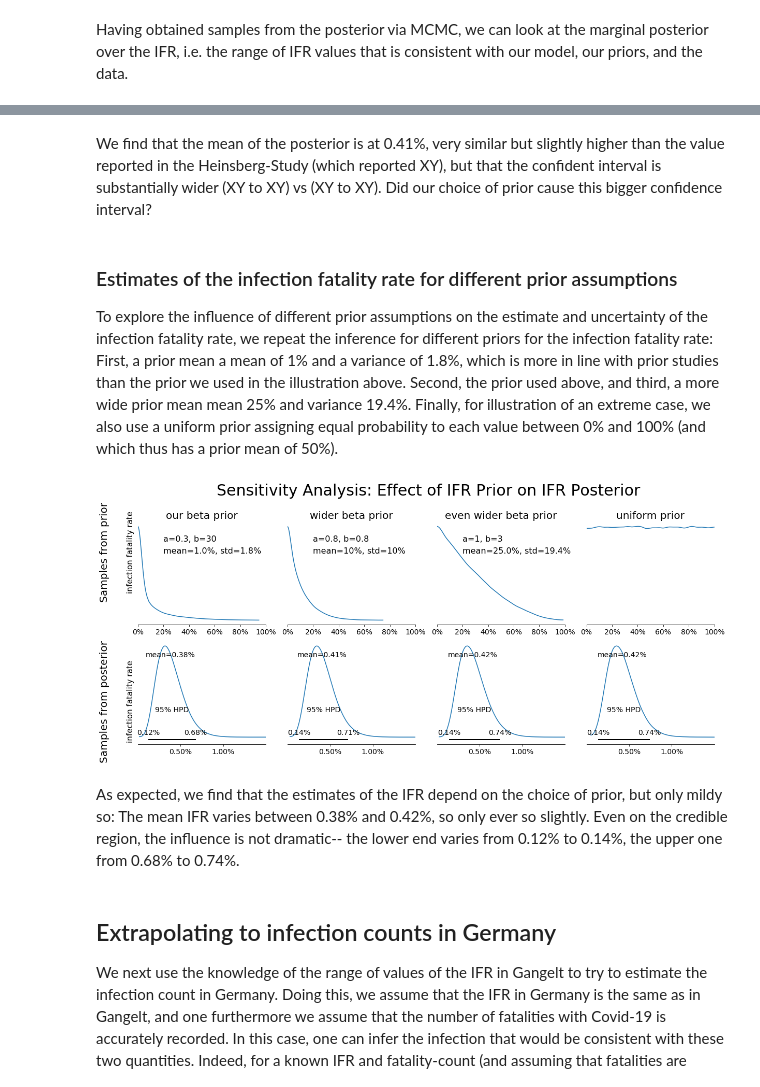
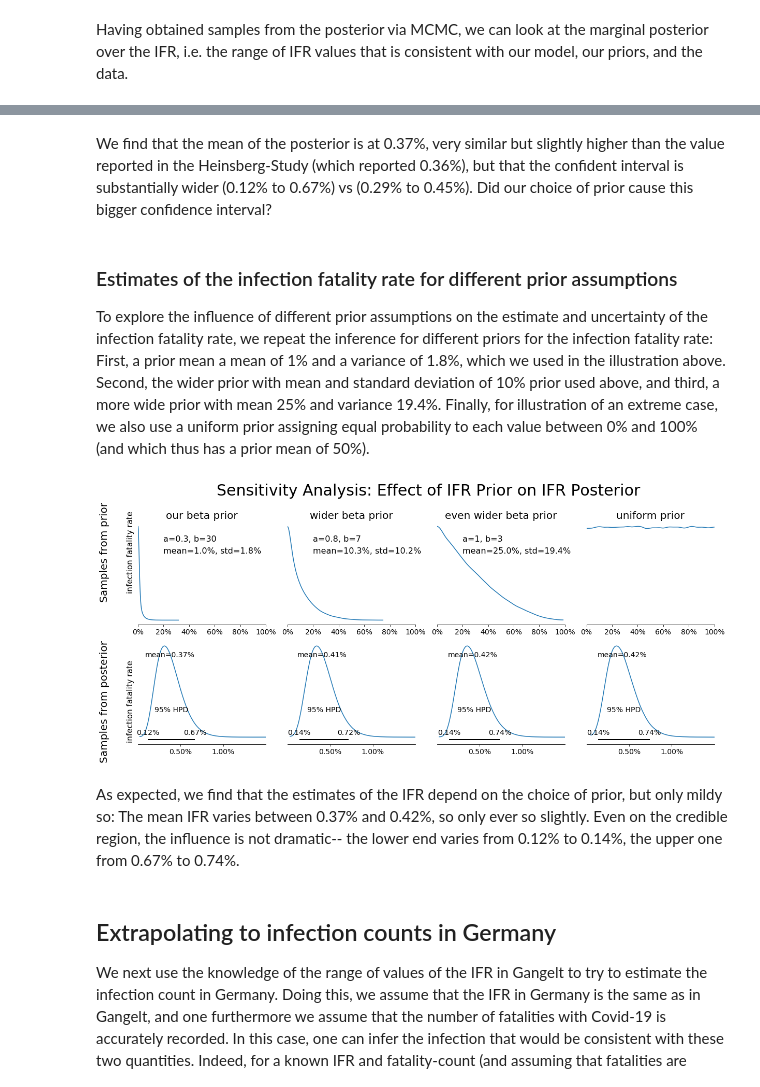
Before and after one commit to matthias-k/analysis-heinsberg-study, a Jupyter notebook: BayesianHeinsbergClean.ipynb, the cells around one changed output, grey strips where cells are left out. Cells and saved outputs as stored; diff of their text form; code cells hidden in the pictures.

```diff
--- a/BayesianHeinsbergClean.ipynb
+++ b/BayesianHeinsbergClean.ipynb
@@ -287,10 +289,10 @@ plt.title('Posterior of infection fatality rate', fontsize=20);
 # %% [markdown]
 
-We find that the mean of the posterior is at 0.41%, very similar but slightly higher than the value reported in the Heinsberg-Study (which reported XY), but that the confident interval is substantially wider (XY to XY) vs (XY to XY). Did our choice of prior cause this bigger confidence interval?
+We find that the mean of the posterior is at 0.37%, very similar but slightly higher than the value reported in the Heinsberg-Study (which reported 0.36%), but that the confident interval is substantially wider (0.12% to 0.67%) vs (0.29% to 0.45%). Did our choice of prior cause this bigger confidence interval?
 # %% [markdown]
 ### Estimates of the infection fatality rate for different prior assumptions
 
-To explore the influence of different prior assumptions on the estimate and uncertainty of the infection fatality rate, we repeat the inference for different priors for the infection fatality rate: First, a prior mean a mean of 1% and a variance of 1.8%, which is more in line with prior studies than the prior we used in the illustration above. Second, the prior used above, and third, a more wide prior mean mean 25% and variance 19.4%. Finally, for illustration of an extreme case, we also use a uniform prior assigning equal probability to each value between 0% and 100% (and which thus has a prior mean of 50%).
+To explore the influence of different prior assumptions on the estimate and uncertainty of the infection fatality rate, we repeat the inference for different priors for the infection fatality rate: First, a prior mean a mean of 1% and a variance of 1.8%, which we used in the illustration above. Second, the wider prior with mean and standard deviation of 10% prior used above, and third, a more wide prior with mean 25% and variance 19.4%. Finally, for illustration of an extreme case, we also use a uniform prior assigning equal probability to each value between 0% and 100% (and which thus has a prior mean of 50%).
 # %%
 with pm.Model() as model_1:
     gangelt_infection_rate = pm.Beta(alpha=gangelt_infection_a, beta=gangelt_infection_b, name='gangelt_infection_rate')
@@ -338,29 +340,28 @@ else:
         with open('model1_2.pydat', 'wb') as f:
             pickle.dump({'prior': prior_2, 'posterior': posterior_2, 'german_infected': german_infected_2}, f)
 # %%
-# even narrower prior
-with pm.Model() as model_4:
+with pm.Model() as model_3:
     gangelt_infection_rate = pm.Beta(alpha=gangelt_infection_a, beta=gangelt_infection_b, name='gangelt_infection_rate')
 
     total_population = 12597
     gangelt_infected = pm.Binomial(n=total_population, p=gangelt_infection_rate, name='gangelt_infected')
 
-    infection_fatality_rate = pm.Beta(alpha=0.3, beta=3, name='infection_fatality_rate')
+    infection_fatality_rate = pm.Uniform(lower=0,upper=1, name='infection_fatality_rate')
     gangelt_fatalities = pm.Binomial(n=gangelt_infected, p=infection_fatality_rate, name='gangelt_fatalities=7', observed=7)
 
-if os.path.isfile('model1_4.pydat'):
-    tmp = pickle.load(open('model1_4.pydat', 'rb'))
-    prior_4 = tmp['prior']
-    posterior_4 = tmp['posterior']
-    german_infected_4 = tmp['german_infected']
+if os.path.isfile('model1_3.pydat'):
+    tmp = pickle.load(open('model1_3.pydat', 'rb'))
+    prior_3 = tmp['prior']
+    posterior_3 = tmp['posterior']
+    german_infected_3 = tmp['german_infected']
 else:
-    with model_4:
-        prior_4 = pm.sample_prior_predictive(samples=50000)
-        posterior_4 = pm.sample(draws=1000000)
-        german_infected_4 = [dist.nbinom(n=6575, p=p).rvs() for p in (posterior_4['infection_fatality_rate'])]
+    with model_3:
+        prior_3 = pm.sample_prior_predictive(samples=500000)
+        posterior_3 = pm.sample(draws=100000)
+        german_infected_3 = [dist.nbinom(n=6575, p=p).rvs() for p in (posterior_3['infection_fatality_rate'])]
 
-        with open('model1_4.pydat', 'wb') as f:
-            pickle.dump({'prior': prior_4, 'posterior': posterior_4, 'german_infected': german_infected_4}, f)
+        with open('model1_3.pydat', 'wb') as f:
+            pickle.dump({'prior': prior_3, 'posterior': posterior_3, 'german_infected': german_infected_3}, f)
 # %%
 rows = 2
 cols = 4
@@ -369,49 +370,53 @@ height = 4
 
 f, axs = plt.subplots(rows, cols, figsize=(cols*width, rows*height))
 models = [
-    (prior_4, posterior_4),
     (prior, posterior),
     (prior_1, posterior_1),
     (prior_2, posterior_2),
+    (prior_3, posterior_3),
     #(prior_3, posterior_3, german_infected_3),
 ]
 
 for model_index, (_prior, _posterior) in enumerate(models):
     plot_infection_fatality_rate_prior(_prior['infection_fatality_rate'], ax=axs[0, model_index], show_hpd=False)
     plot_infection_fatality_rate(_posterior['infection_fatality_rate'], ax=axs[1, model_index])
 
 plt.tight_layout(rect=(0.05, 0.05, 0.95, 0.87))
 
 axs[0, 0].set_title('our beta prior', fontsize=20)
 axs[0, 1].set_title('wider beta prior', fontsize=20)
 axs[0, 2].set_title('even wider beta prior', fontsize=20)
 axs[0, 3].set_title('uniform prior', fontsize=20)
 
-axs[0, 0].text(0.2, .8*axs[0, 0].get_ylim()[1], 'a=0.3, b=30', fontsize=16)
+axs[0, 0].text(0.2, .8*axs[0, 0].get_ylim()[1], f'a={ifr_prior_alpha}, b={ifr_prior_beta}', fontsize=16)
 axs[0, 0].text(0.2, .68*axs[0, 0].get_ylim()[1], 'mean={:.01%}, std={:.01%}'.format(
-    dist.beta(a=0.3, b=30).mean(),
-    dist.beta(a=0.3, b=30).std(),
+    dist.beta(a=ifr_prior_alpha, b=ifr_prior_beta).mean(),
+    dist.beta(a=ifr_prior_alpha, b=ifr_prior_beta).std(),
 ), fontsize=16)
 
-axs[0, 1].text(0.2, .8*axs[0, 1].get_ylim()[1], f'a={ifr_prior_a}, b={ifr_prior_b}', fontsize=16)
-axs[0, 1].text(0.2, .68*axs[0, 1].get_ylim()[1], 'mean=10%, std=10%', fontsize=16)
+axs[0, 1].text(0.2, .8*axs[0, 1].get_ylim()[1], f'a=0.8, b=7', fontsize=16)
+axs[0, 1].text(0.2, .68*axs[0, 1].get_ylim()[1], 'mean={:.01%}, std={:.01%}'.format(
+    dist.beta(a=0.8, b=7).mean(),
+    dist.beta(a=0.8, b=7).std(),
+), fontsize=16)
+
 
 axs[0, 2].text(0.2, .8*axs[0, 2].get_ylim()[1], 'a=1, b=3', fontsize=16)
 axs[0, 2].text(0.2, .68*axs[0, 2].get_ylim()[1], 'mean={:.01%}, std={:.01%}'.format(
     dist.beta(a=1, b=3).mean(),
     dist.beta(a=1, b=3).std(),
 ), fontsize=16)
 
 plt.gcf().text(0.05, 1.5/rows, 'infection fatality rate', rotation=90, verticalalignment='center', fontsize=15)
 plt.gcf().text(0.05, 0.5/rows, 'infection fatality rate', rotation=90, verticalalignment='center', fontsize=15)
 plt.gcf().text(0.01, 1.5/rows, 'Samples from prior', rotation=90, verticalalignment='center', fontsize=20)
 plt.gcf().text(0.01, 0.5/rows, 'Samples from posterior', rotation=90, verticalalignment='center', fontsize=20)
 
 f.suptitle("Sensitivity Analysis: Effect of IFR Prior on IFR Posterior", fontsize=30);
 # %% [output]
-[figure, old version]
+[figure, new version]
 # %% [markdown]
-As expected, we find that the estimates of the IFR depend on the choice of prior, but only mildy so: The mean IFR varies between 0.38% and 0.42%, so only ever so slightly. Even on the credible region, the influence is not dramatic-- the lower end varies from 0.12% to 0.14%, the upper one from 0.68% to 0.74%.
+As expected, we find that the estimates of the IFR depend on the choice of prior, but only mildy so: The mean IFR varies between 0.37% and 0.42%, so only ever so slightly. Even on the credible region, the influence is not dramatic-- the lower end varies from 0.12% to 0.14%, the upper one from 0.67% to 0.74%.
 # %% [markdown]
 ## Extrapolating to infection counts in Germany
 
```
Also changed, not shown: parts of 16 cells of this notebook.
